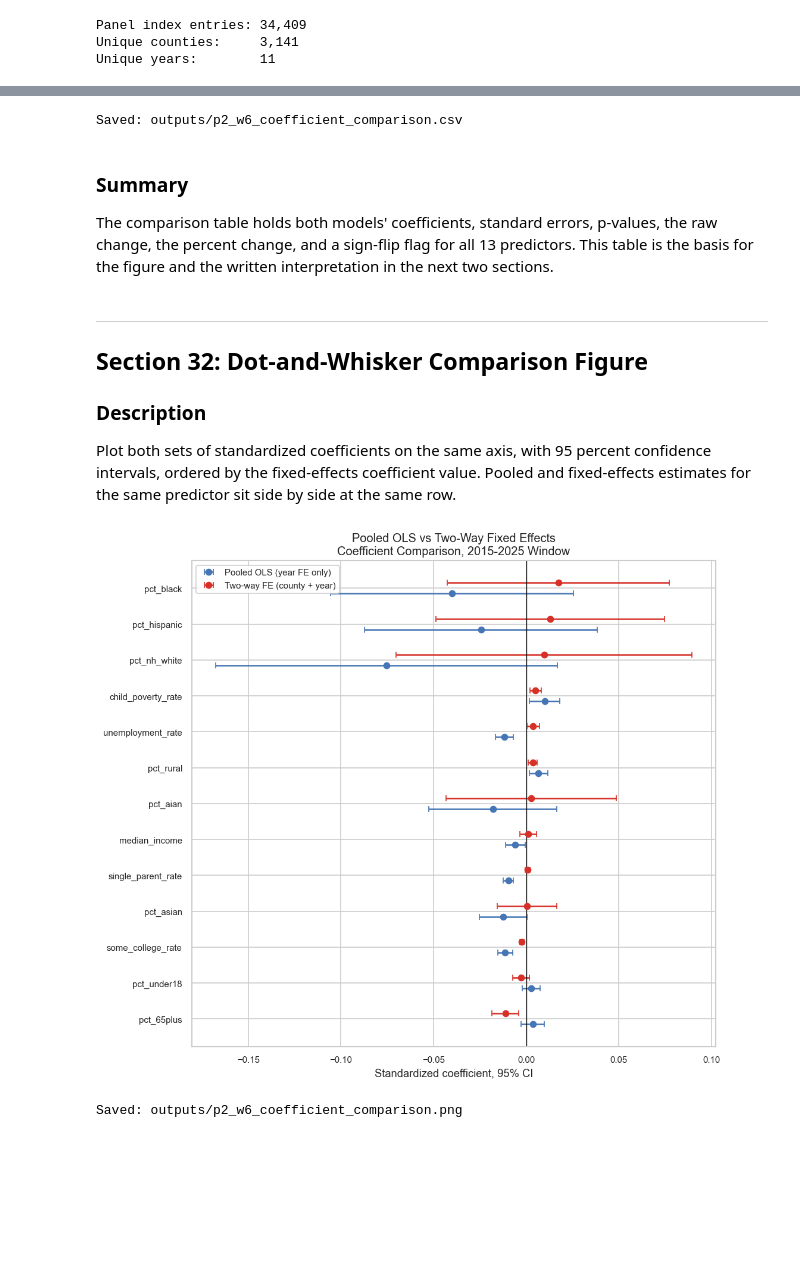
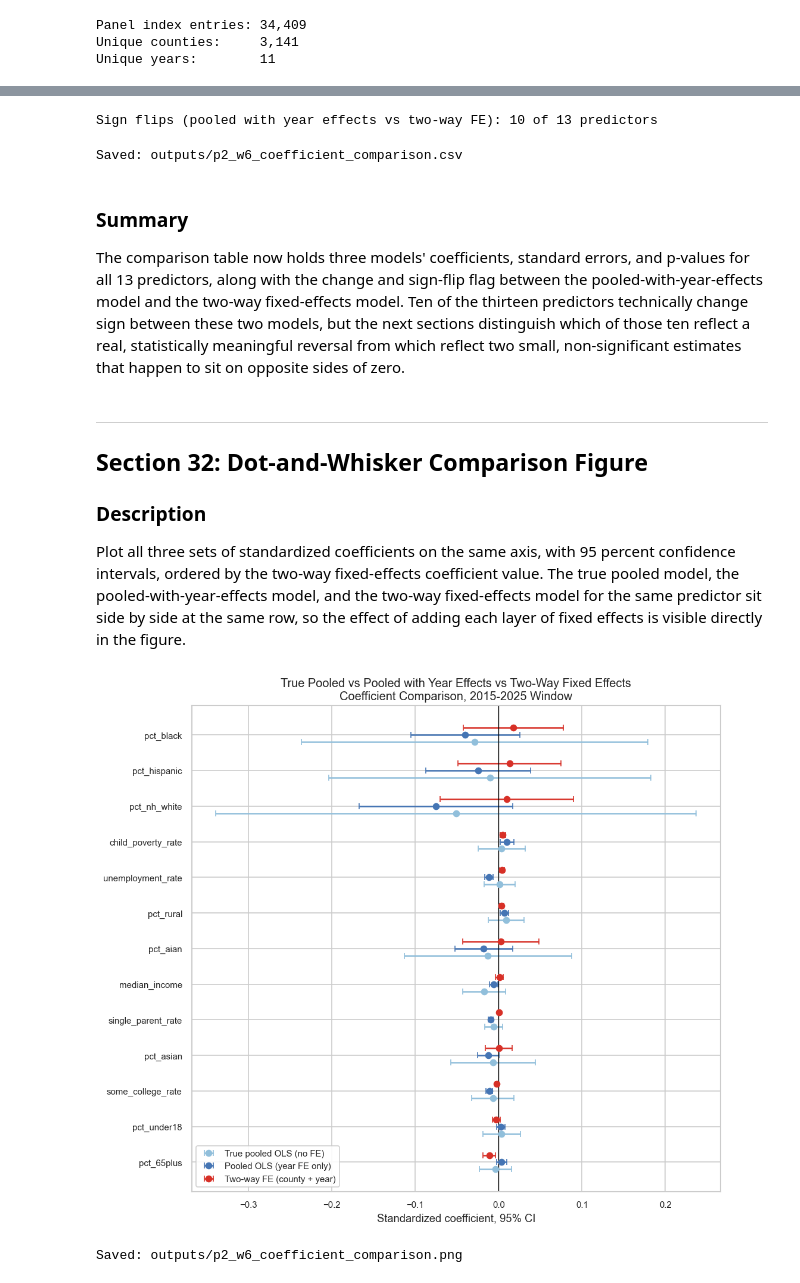
Before and after one commit to sphillips32/A-Longitudinal-Study-of-County-Health-Insurance-Coverage-2010-2025, a Jupyter notebook: notebooks/part2/Week6/Part2_PhillipsS_Week6.ipynb, the cells around one changed output, grey strips where cells are left out. Cells and saved outputs as stored; diff of their text form; code cells hidden in the pictures; blank space fills up the shorter version.

```diff
--- a/notebooks/part2/Week6/Part2_PhillipsS_Week6.ipynb
+++ b/notebooks/part2/Week6/Part2_PhillipsS_Week6.ipynb
@@ -2948,3 +2954,9 @@ print(f'Unique years:        {panel_indexed.index.get_level_values("release_year
 Panel index entries: 34,409
 Unique counties:     3,141
 Unique years:        11
+# %%
+# True pooled OLS: no county or year fixed effects
+true_pooled_mod = PanelOLS(y_p2, X_p2, entity_effects=False, time_effects=False)
+true_pooled_res = true_pooled_mod.fit(cov_type='clustered', clusters=state_clusters)
+
+print(true_pooled_res.summary)
@@ -3018,6 +3067,9 @@ therefore on a common scale.
 # %%
-# Build the coefficient comparison table
+# Build the three-model coefficient comparison table
 coef_comparison = pd.DataFrame({
+    'true_pooled_coef': true_pooled_res.params,
+    'true_pooled_se': true_pooled_res.std_errors,
+    'true_pooled_pvalue': true_pooled_res.pvalues,
     'pooled_coef': pooled_res.params,
     'pooled_se': pooled_res.std_errors,
     'pooled_pvalue': pooled_res.pvalues,
@@ -3026,11 +3078,10 @@ coef_comparison = pd.DataFrame({
     'fe_pvalue': fe_res.pvalues,
 })
 
-coef_comparison['change'] = coef_comparison['fe_coef'] - coef_comparison['pooled_coef']
-coef_comparison['pct_change_vs_pooled'] = (
-    100 * coef_comparison['change'] / coef_comparison['pooled_coef'].abs()
+coef_comparison['change_pooled_to_fe'] = (
+    coef_comparison['fe_coef'] - coef_comparison['pooled_coef']
 )
-coef_comparison['sign_flip'] = (
+coef_comparison['sign_flip_pooled_to_fe'] = (
     np.sign(coef_comparison['pooled_coef']) != np.sign(coef_comparison['fe_coef'])
 )
 
@@ -3055,3 +3106,13 @@ pct_black               -0.0400     0.0334         0.2303   0.0173 0.0306     0.
+# %%
+# Count sign flips between the pooled-with-year-effects model and the
+# two-way fixed-effects model
+n_sign_flips = coef_comparison['sign_flip_pooled_to_fe'].sum()
+n_predictors = len(coef_comparison)
+
+print(f'Sign flips (pooled with year effects vs two-way FE): '
+      f'{n_sign_flips} of {n_predictors} predictors')
+# %% [output]
+Sign flips (pooled with year effects vs two-way FE): 10 of 13 predictors
 # %%
 # Save the comparison table
 coef_comparison.reset_index().rename(columns={'index': 'feature'}).to_csv(
@@ -3063,56 +3124,68 @@ Saved: outputs/p2_w6_coefficient_comparison.csv
 # %% [markdown]
 ### Summary
 
-The comparison table holds both models' coefficients, standard errors,
-p-values, the raw change, the percent change, and a sign-flip flag for all
-13 predictors. This table is the basis for the figure and the written
-interpretation in the next two sections.
+The comparison table now holds three models' coefficients, standard errors,
+and p-values for all 13 predictors, along with the change and sign-flip flag
+between the pooled-with-year-effects model and the two-way fixed-effects
+model. Ten of the thirteen predictors technically change sign between these
+two models, but the next sections distinguish which of those ten reflect a
+real, statistically meaningful reversal from which reflect two small,
+non-significant estimates that happen to sit on opposite sides of zero.
 # %% [markdown]
 ---
 ## Section 32: Dot-and-Whisker Comparison Figure
 
 ### Description
 
-Plot both sets of standardized coefficients on the same axis, with 95 percent
-confidence intervals, ordered by the fixed-effects coefficient value.
-Pooled and fixed-effects estimates for the same predictor sit side by side at
-the same row.
+Plot all three sets of standardized coefficients on the same axis, with 95
+percent confidence intervals, ordered by the two-way fixed-effects
+coefficient value. The true pooled model, the pooled-with-year-effects
+model, and the two-way fixed-effects model for the same predictor sit side
+by side at the same row, so the effect of adding each layer of fixed effects
+is visible directly in the figure.
 # %%
-# Figure: dot-and-whisker comparison of pooled vs two-way FE coefficients
+# Figure: comparison of true pooled, pooled with year effects, and
+# two-way FE coefficients
 fig, ax = plt.subplots(figsize=(9, 8))
 
 y_positions = np.arange(len(coef_comparison))
 
 ax.errorbar(
-    coef_comparison['pooled_coef'], y_positions - 0.15,
+    coef_comparison['true_pooled_coef'], y_positions - 0.2,
+    xerr=1.96 * coef_comparison['true_pooled_se'],
+    fmt='o', color='#91bfdb', label='True pooled OLS (no FE)',
+    capsize=3, markersize=6
+)
+ax.errorbar(
+    coef_comparison['pooled_coef'], y_positions,
     xerr=1.96 * coef_comparison['pooled_se'],
     fmt='o', color='#4575b4', label='Pooled OLS (year FE only)',
     capsize=3, markersize=6
 )
 ax.errorbar(
-    coef_comparison['fe_coef'], y_positions + 0.15,
+    coef_comparison['fe_coef'], y_positions + 0.2,
     xerr=1.96 * coef_comparison['fe_se'],
     fmt='o', color='#d73027', label='Two-way FE (county + year)',
     capsize=3, markersize=6
 )
 
 ax.axvline(0, color='black', linewidth=0.8)
 ax.set_yticks(y_positions)
 ax.set_yticklabels(coef_comparison.index)
 ax.set_xlabel('Standardized coefficient, 95% CI', fontsize=11)
 ax.set_title(
-    'Pooled OLS vs Two-Way Fixed Effects\n'
+    'True Pooled vs Pooled with Year Effects vs Two-Way Fixed Effects\n'
     'Coefficient Comparison, 2015-2025 Window',
     fontsize=12
 )
 ax.legend(loc='best', fontsize=9, framealpha=0.9)
 
 plt.tight_layout()
 fig.savefig(OUTPUT_DIR / 'p2_w6_coefficient_comparison.png', dpi=150, bbox_inches='tight')
 plt.show()
 print('Saved: outputs/p2_w6_coefficient_comparison.png')
 # %% [output]
-[figure, old version]
+[figure, new version]
 Saved: outputs/p2_w6_coefficient_comparison.png
 # %% [markdown]
 ### Summary
```
Also changed, not shown: parts of 13 cells of this notebook.
